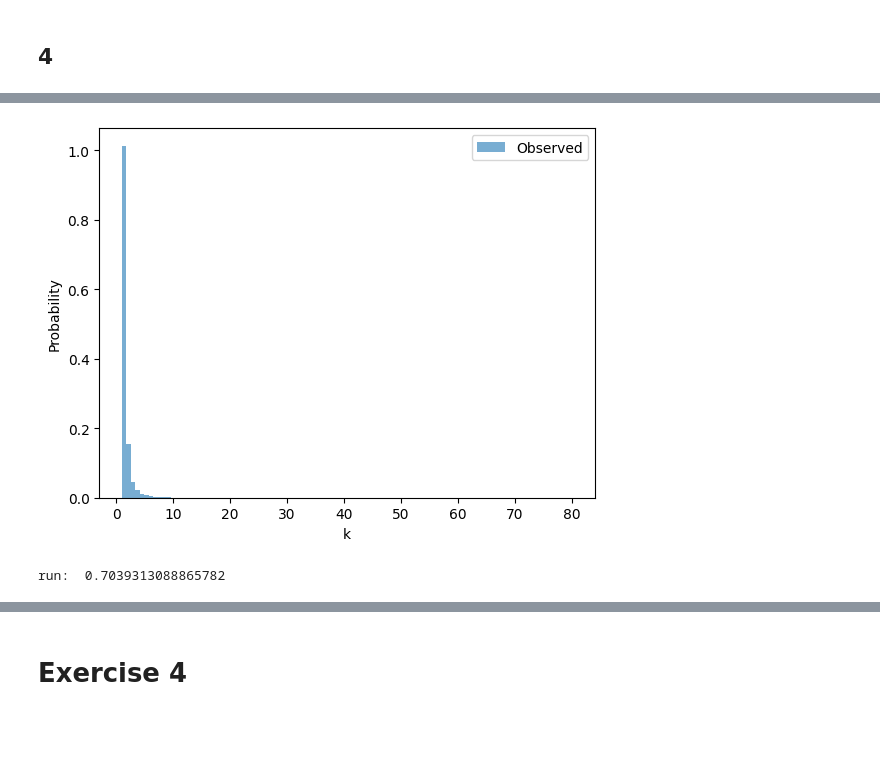
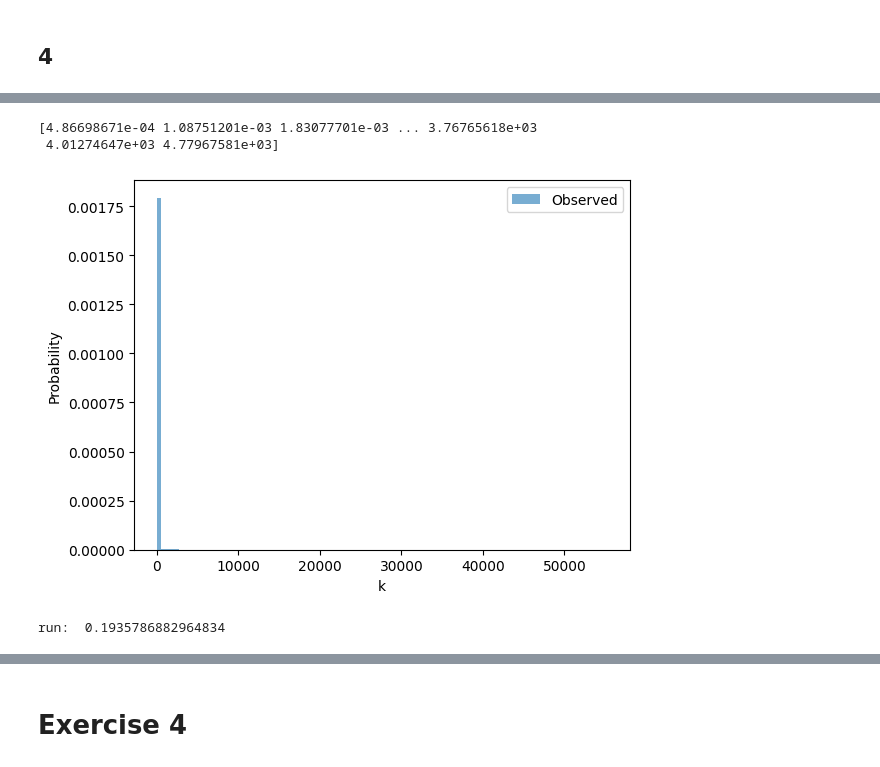
Before and after one commit to AgnesOlsen/02443_Stocastic_Simulation, a Jupyter notebook: Notebooks/Signe.ipynb, the cells around one changed output, grey strips where cells are left out. Cells and saved outputs as stored; diff of their text form; code cells hidden in the pictures; blank space fills up the shorter version.

```diff
--- a/Notebooks/Signe.ipynb
+++ b/Notebooks/Signe.ipynb
@@ -827,17 +827,3 @@ I dont think the results look super great - the confidence intervals are quite l
 # Spørg hjælpelæren om 4 - hvad er theoretical. Det ligner jo lidt en perato, men vi kan ikke lave chi test når ikke vi kender fordelingen
 # %% [markdown]
 ## 4
-# %%
-def pareto_composition(k, beta, n):
-
-    # Random choose among the list of k's
-    k = np.array(k)
-    U = np.random.rand(n)
-    ks_index = np.floor(np.random.rand(n) * len(k)).astype(int)
-    ks = k[ks_index]
-    X = []
-    for i in ks:
-        X.append(pareto_distrib(i,beta,1))
-
-
-    return np.array(X).flatten()
@@ -844 +832,16 @@ def pareto_composition(k, beta, n):
+# %%
+def exp_distribution(U,rate):
+    return -np.log(U)/rate
+# %%
+def pareto_composition(rate, n):
+    # Note k=1
+    X = []
+    for _ in range(n):
+        u1 = np.random.rand()
+        u2 = np.random.rand()
+        y = exp_distribution(u1,rate)
+        x = exp_distribution(u2,y)
+        X.append(x)
+
+    return np.array(X)
 # %%
@@ -864,32 +852,27 @@ array([  1.2046726 ,   1.05558385,   1.11593213,   1.86603828,
 # %%
 # plot:
-
-
 # Histogram of observed data
 np.random.seed(42)
-X = pareto_composition(k,1,10000)
+rate = 5
+X =pareto_composition(rate,10000)
+print(np.sort(X)[:-10])
 plt.hist(X,
         bins=100,
         density=True,
         alpha=0.6,
         label='Observed')
 
-# Theoretical
-
-#x = np.linspace(beta,np.max(X),100000)
-#theoretical_pdf_pareto = k[i]*beta**k[i]/(x**(k[i]+1))
-
-
-#plt.plot(x, theoretical_pdf_pareto, '-', label='Theoretical')
 
 plt.xlabel('k')
 plt.ylabel('Probability')
 plt.legend()
 plt.show()
 
 
 stat, p_value = runstest_1samp(X,cutoff='median')
 print("run: ", p_value)
 # %% [output]
+[4.86698671e-04 1.08751201e-03 1.83077701e-03 ... 3.76765618e+03
+ 4.01274647e+03 4.77967581e+03]
-[figure, old version]
+[figure, new version]
-run:  0.7039313088865782
+run:  0.1935786882964834
```
Also changed, not shown: parts of 3 cells of this notebook.
